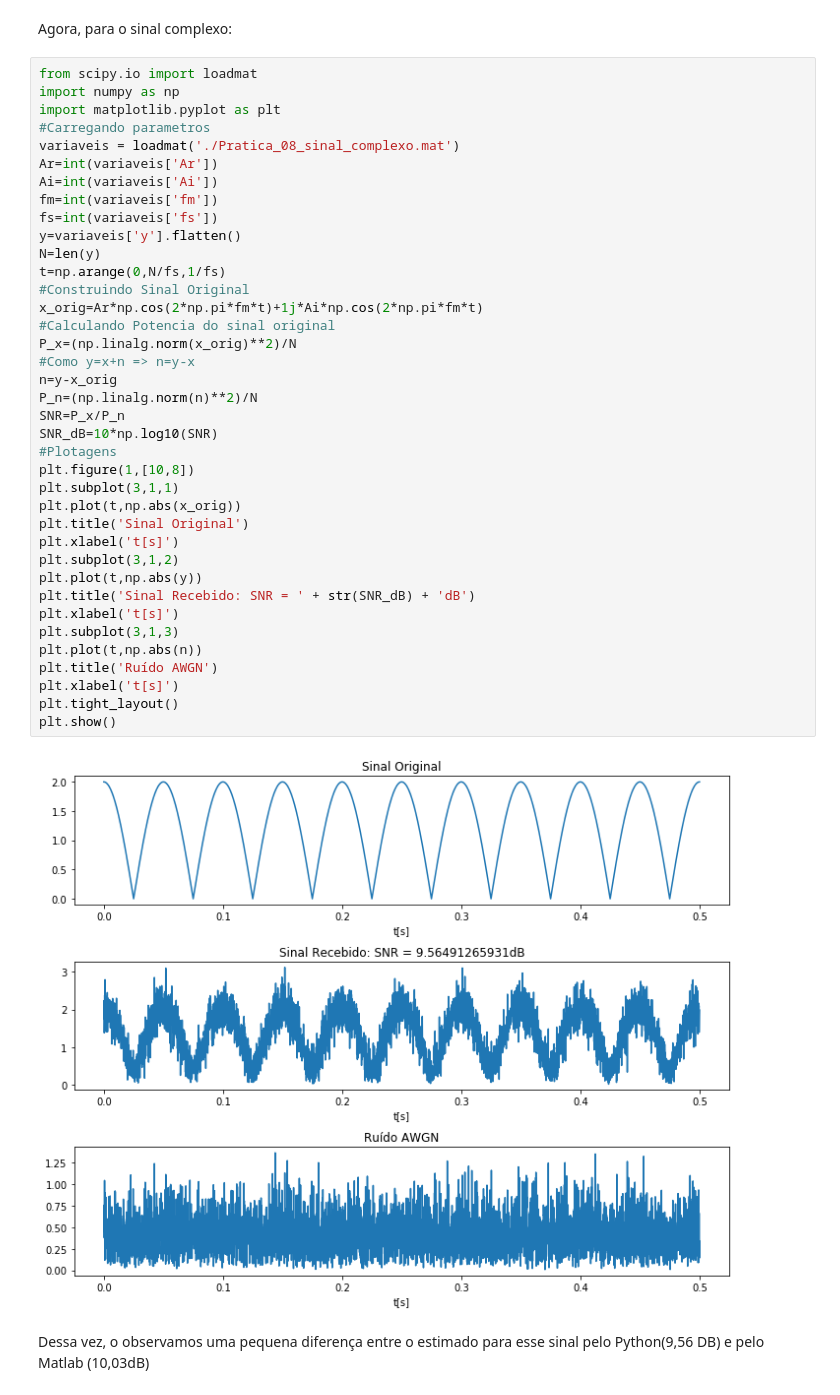
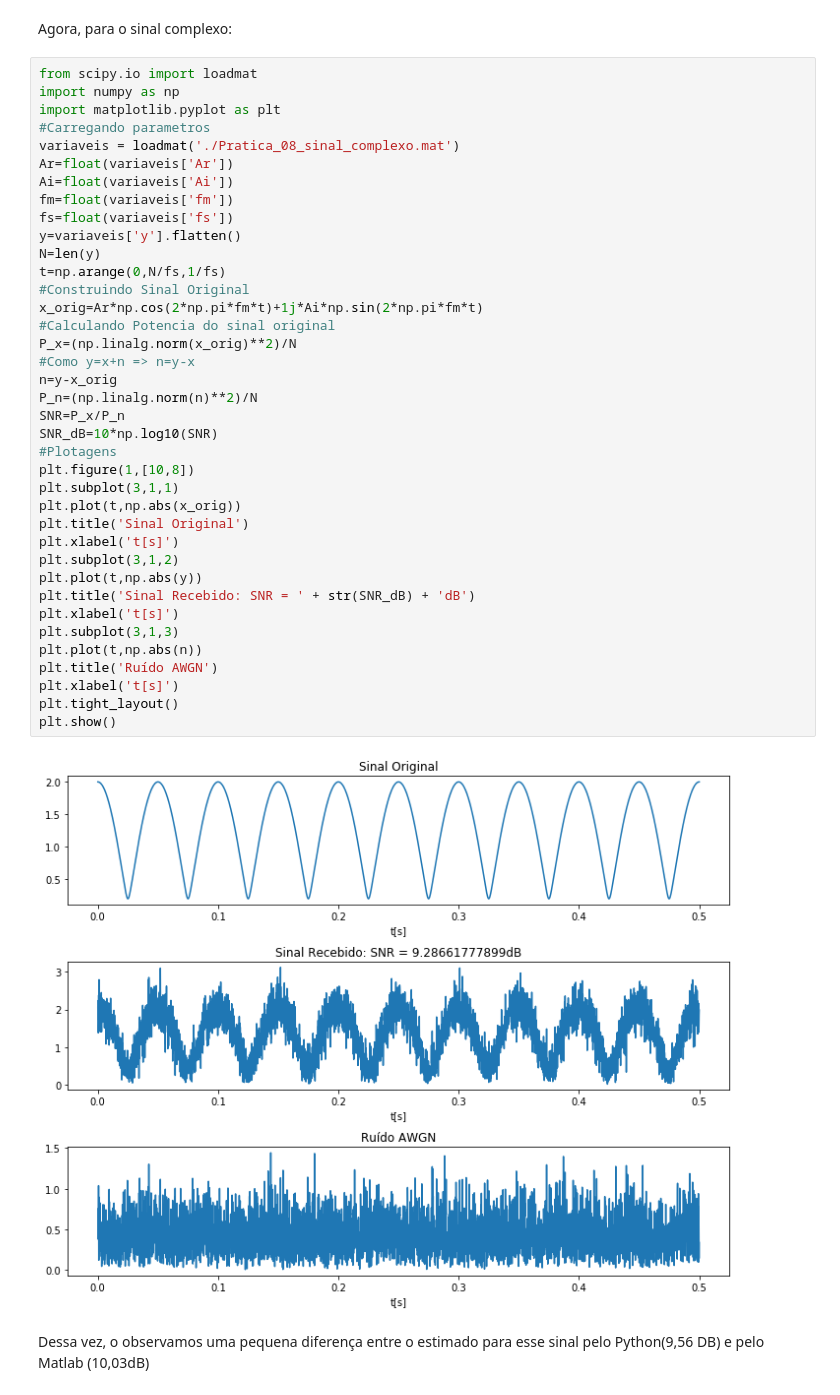
Before and after one commit to fellipe-leandro/fellipe_DCO2004, a Jupyter notebook: H08/Ruído AWGN.ipynb, the cells around one changed output. Drawn from its saved outputs; the diff is of its cells as text.

```diff
--- a/H08/Ruído AWGN.ipynb
+++ b/H08/Ruído AWGN.ipynb
@@ -266,39 +266,39 @@ import numpy as np
 import matplotlib.pyplot as plt
 #Carregando parametros
 variaveis = loadmat('./Pratica_08_sinal_complexo.mat')
-Ar=int(variaveis['Ar'])
-Ai=int(variaveis['Ai'])
-fm=int(variaveis['fm'])
-fs=int(variaveis['fs'])
+Ar=float(variaveis['Ar'])
+Ai=float(variaveis['Ai'])
+fm=float(variaveis['fm'])
+fs=float(variaveis['fs'])
 y=variaveis['y'].flatten()
 N=len(y)
 t=np.arange(0,N/fs,1/fs)
 #Construindo Sinal Original
-x_orig=Ar*np.cos(2*np.pi*fm*t)+1j*Ai*np.cos(2*np.pi*fm*t)
+x_orig=Ar*np.cos(2*np.pi*fm*t)+1j*Ai*np.sin(2*np.pi*fm*t)
 #Calculando Potencia do sinal original
 P_x=(np.linalg.norm(x_orig)**2)/N
 #Como y=x+n => n=y-x
 n=y-x_orig
 P_n=(np.linalg.norm(n)**2)/N
 SNR=P_x/P_n
 SNR_dB=10*np.log10(SNR)
 #Plotagens
 plt.figure(1,[10,8])
 plt.subplot(3,1,1)
 plt.plot(t,np.abs(x_orig))
 plt.title('Sinal Original')
 plt.xlabel('t[s]')
 plt.subplot(3,1,2)
 plt.plot(t,np.abs(y))
 plt.title('Sinal Recebido: SNR = ' + str(SNR_dB) + 'dB')
 plt.xlabel('t[s]')
 plt.subplot(3,1,3)
 plt.plot(t,np.abs(n))
 plt.title('Ruído AWGN')
 plt.xlabel('t[s]')
 plt.tight_layout()
 plt.show()
 # %% [output]
-[figure, old version]
+[figure, new version]
 # %% [markdown]
 Dessa vez, o observamos uma pequena diferença entre o estimado para esse sinal pelo Python(9,56 DB) e pelo Matlab (10,03dB)
```
Also changed, not shown: parts of 1 cell of this notebook.
